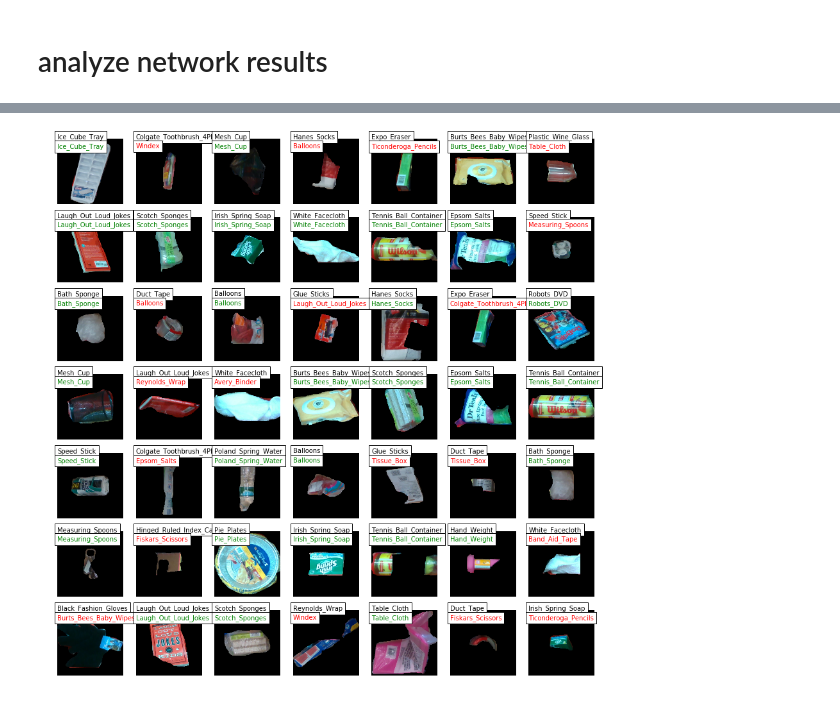
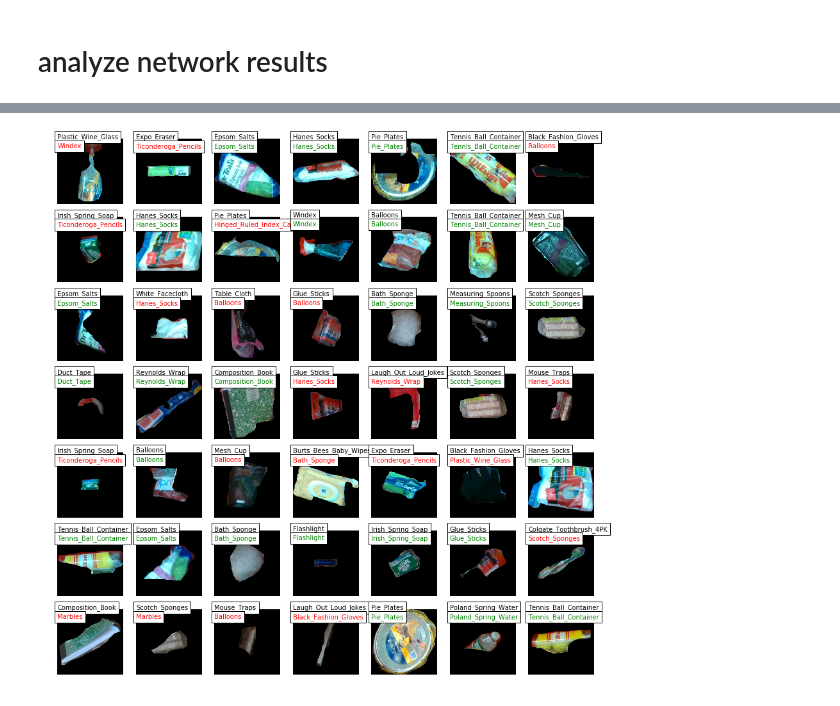
Before and after one commit to branchvincent/arc-reactor, a Jupyter notebook: src/perception/CNN_finetuning_ARC2017.ipynb, the cells around one changed output, grey strips where cells are left out. Saved outputs shown, nothing was run; the diff lists cells and outputs as text; code cells hidden in the pictures.

```diff
--- a/src/perception/CNN_finetuning_ARC2017.ipynb
+++ b/src/perception/CNN_finetuning_ARC2017.ipynb
@@ -655,6 +507,7 @@ y_tr=np.array([LABELS[i] for i in y]).astype('int32')
 
 directory='/home/kevin/Documents/ARC/Training items/'
 
+print 'loading images ...'
 imlist_by_group=list()
 y_=list() #classes
 for subdir in os.listdir(directory):
@@ -662,15 +515,27 @@ for subdir in os.listdir(directory):
 
     files=next(os.walk(path))[2] #files in the directory for the class corresponding to subdir
 
-    current_class=list() #list of images from current class
     for f in files:
         if f[-3:]=='png': #load the png images
             im=cv2.imread(path+'/'+f)[:,:,::-1]#.astype(np.uint8)
             resized=skimage.transform.resize(im, (512,512), preserve_range=True)
-            current_class.append(resized) #*255 because the images are 0 to 1
-            #current_class.append(im[60:2940,60:2940]) #some images differ in size
+            imlist_by_group.append(resized)
+            y_.append(subdir)
+    print subdir
 
-    imlist_by_group.append(np.stack(current_class))
-    y_.append(subdir)
-    print subdir
+print 'augmenting dataset ...'
+CLASSES=np.sort(os.listdir('/home/kevin/Documents/ARC/Training items/'))
+LABELS = {cls: i for i, cls in enumerate(CLASSES)}
+X_,y_=generate_augmented_dataset(imlist_by_group,y_,
+                               smallest_dim=170,
+                               brightness_scale_range=[.99,1.01],
+                               max_translate=1,
+                               upscale_factor=16/2)
+
+#imlist_by_group=None
+X_tr_=np.vstack(X_).astype(np.float32)
+print X_tr_.shape
+y_=np.hstack(y_)
+
+y_tr_=np.array([LABELS[i] for i in y_]).astype('int32')
 # %% [output]
@@ -830,7 +667,7 @@ image 39 has an empty segmentation!
 if whichmodel=='vgg':
     output_layer = DenseLayer(net['fc7'], num_units=len(CLASSES), nonlinearity=softmax)
 elif whichmodel=='resnet':
-    output_layer = DenseLayer(net['fc1000'], num_units=len(CLASSES), nonlinearity=softmax)
+    output_layer = DenseLayer(net['pool5'], num_units=len(CLASSES), nonlinearity=softmax)
 else:
     raise Exception('invalid method')
 # %%
@@ -1016,4 +865,4 @@ by class|by guess
 # %%
-i=-800
-plt.imshow(deprocess(X_tr[i]).astype(np.uint8))
-CLASSES[y_tr[i]]
+i=40
+plt.imshow(deprocess(X_val[i]).astype(np.uint8))
+CLASSES[y_val[i]]
@@ -1027,20 +871,21 @@ np.mean(X_val[X_val>0])
 # %%
 # Plot some results from the validation set
-p_y = pred_fn(X_val[:49]).argmax(-1)
+start=50
+p_y = pred_fn(X_val[start:49+start]).argmax(-1)
 
 plt.figure(figsize=(15, 15))
-for i in range(0, 49):
-    plt.subplot(7, 7, i+1)
+for i in range(start,start+49):
+    plt.subplot(7, 7, i-start+1)
     plt.imshow(deprocess(X_val[i]).astype(np.uint8))
     true = y_val[i]
-    pred = p_y[i]
+    pred = p_y[i-start]
     color = 'green' if true == pred else 'red'
     plt.text(0, 0, CLASSES[true], color='black', bbox=dict(facecolor='white', alpha=1))
     plt.text(0, 32, CLASSES[pred], color=color, bbox=dict(facecolor='white', alpha=1))
 
     plt.axis('off')
 # %% [output]
-[figure, old version]
+[figure, new version]
 # %%
 im=np.copy(X[0:1]).astype(np.uint8)#.astype(np.float32)
 im=np.swapaxes(im,2,3)
```
Also changed, not shown: parts of 27 cells of this notebook.
